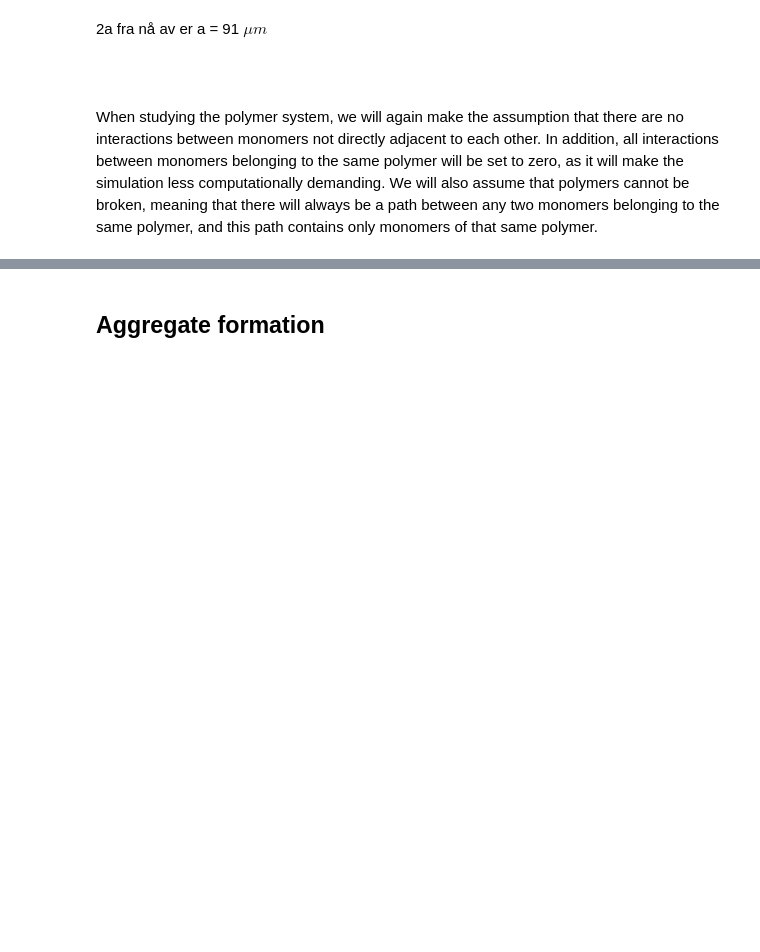
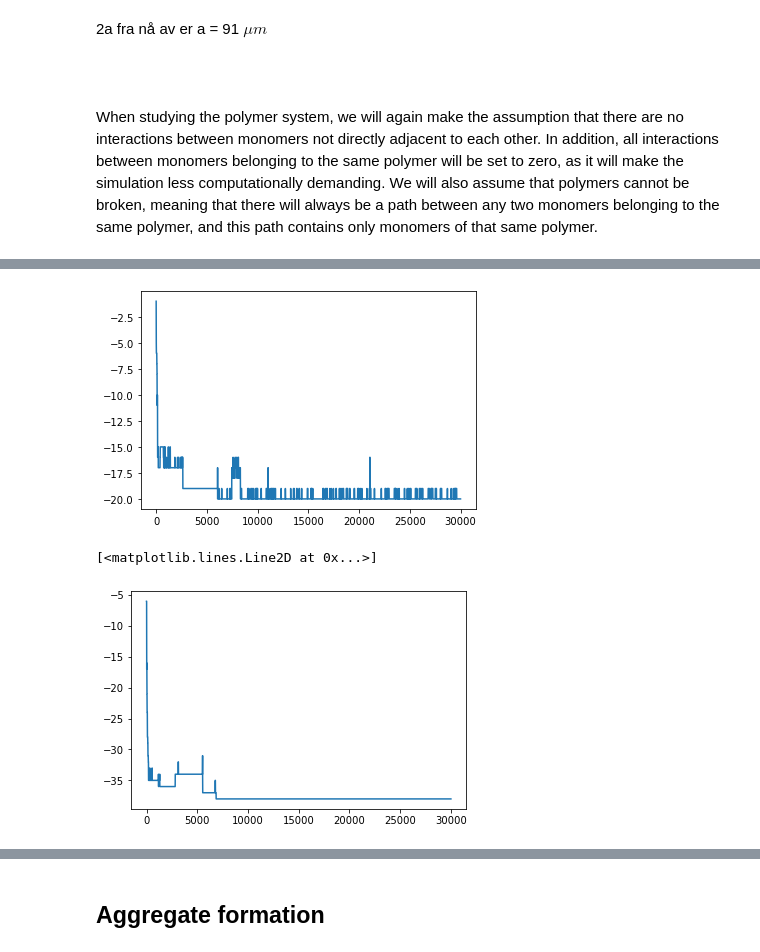
Before and after one commit to otkulseng/vitberProsjekt, a Jupyter notebook: Prosjekt1.ipynb, the cells around one changed output, grey strips where cells are left out. Saved outputs shown, nothing was run; the diff lists cells and outputs as text; code cells hidden in the pictures; blank space fills up the shorter version.

```diff
--- a/Prosjekt1.ipynb
+++ b/Prosjekt1.ipynb
@@ -670,0 +812,13 @@ def monte_carlo_sim_polymer(Ns, N, M, T, grid, move_function, fill_grid_list = F
+# %%
+data1 = np.load('data/RigidPolymerGridsColdAF.npz')
+data2 = np.load('data/FlexPolymerGridsColdAF.npz')
+e1 = data1['e']
+e2 = data2['e']
+
+plt.plot(e1)
+plt.show()
+plt.plot(e2)
+# %% [output]
+[figure, added]
+[<matplotlib.lines.Line2D at 0x...>]
+[figure, added]
```
Also changed, not shown: parts of 30 cells of this notebook, 43 other files.
